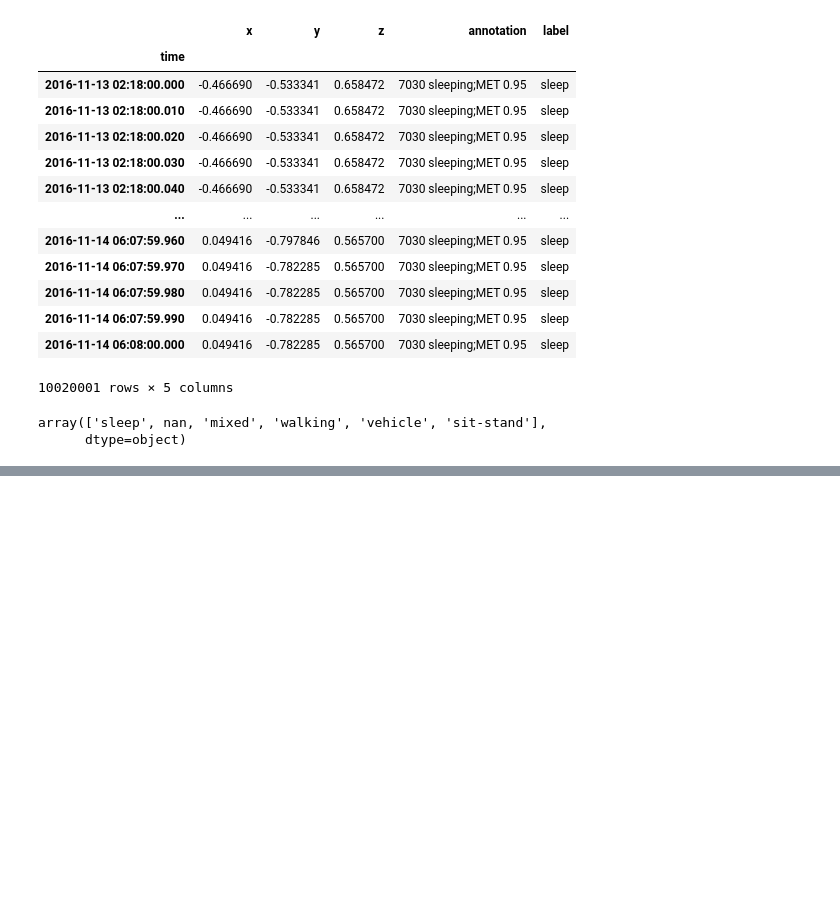
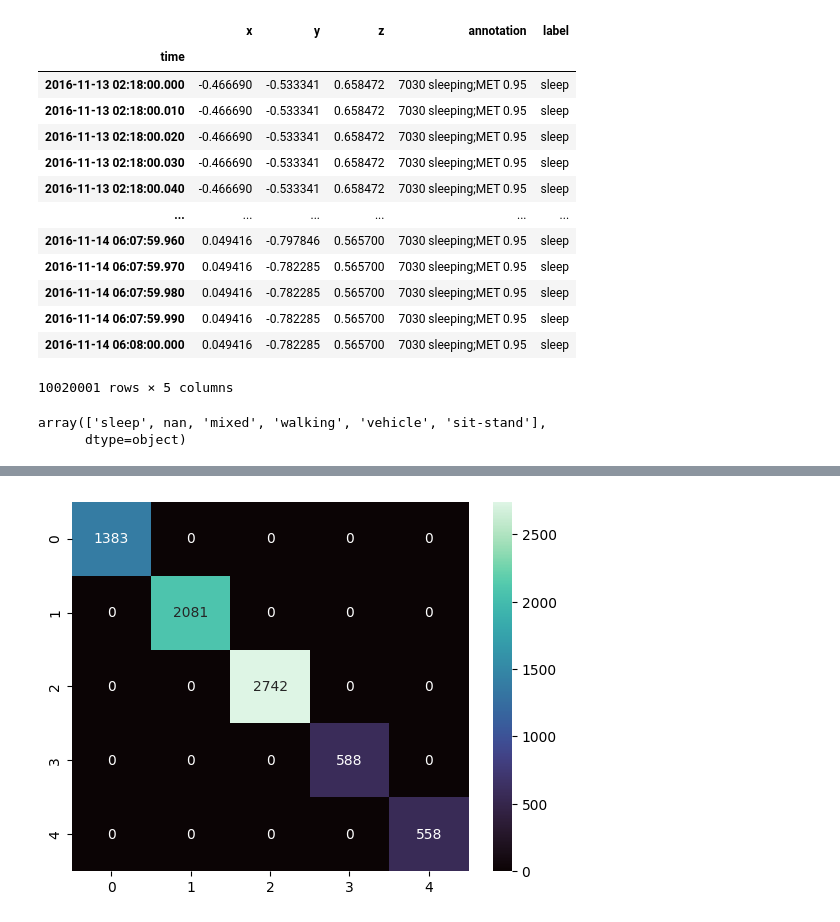
Before and after one commit to papaya147/predictive-analysis, a Jupyter notebook: code.ipynb, the cells around one changed output, grey strips where cells are left out. Saved outputs shown, nothing was run; the diff lists cells and outputs as text; code cells hidden in the pictures; blank space fills up the shorter version.

```diff
--- a/code.ipynb
+++ b/code.ipynb
@@ -306,6 +307,5 @@ fig.show()
 # %%
 # training model to predict activity
-Xf = pd.DataFrame([features.extract_features(x) for x in X])
-Yf = pd.Series(Y)
+Xf = pd.DataFrame([extract_features(x) for x in X])
 Xf
 # %% [output]
@@ -312,0 +325,8 @@ AttributeError: module 'features' has no attribute 'extract_features'
+# %%
+# training model
+rfc = RandomForestClassifier(
+    n_estimators=100,
+    n_jobs=4,
+    random_state=42
+)
+rfc.fit(Xf, Y)
@@ -312,0 +349,6 @@ AttributeError: module 'features' has no attribute 'extract_features'
+# %%
+Yp = rfc.predict(Xf)
+sns.heatmap(confusion_matrix(Y, Yp), cmap = "mako", annot = True, fmt = "")
+plt.show()
+# %% [output]
+[figure, added]
```
Also changed, not shown: parts of 10 cells of this notebook.
